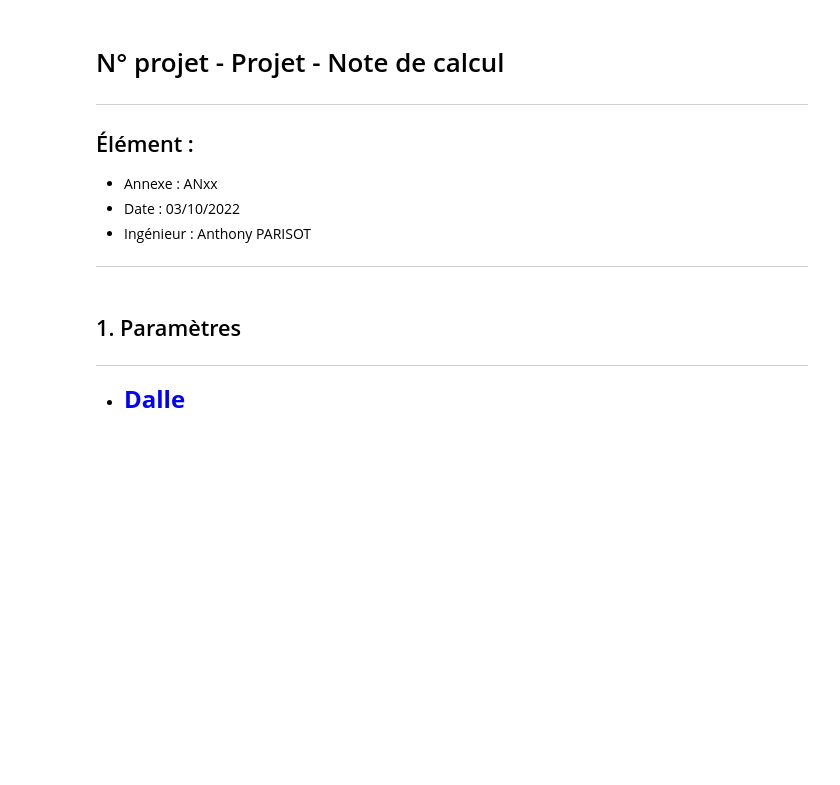
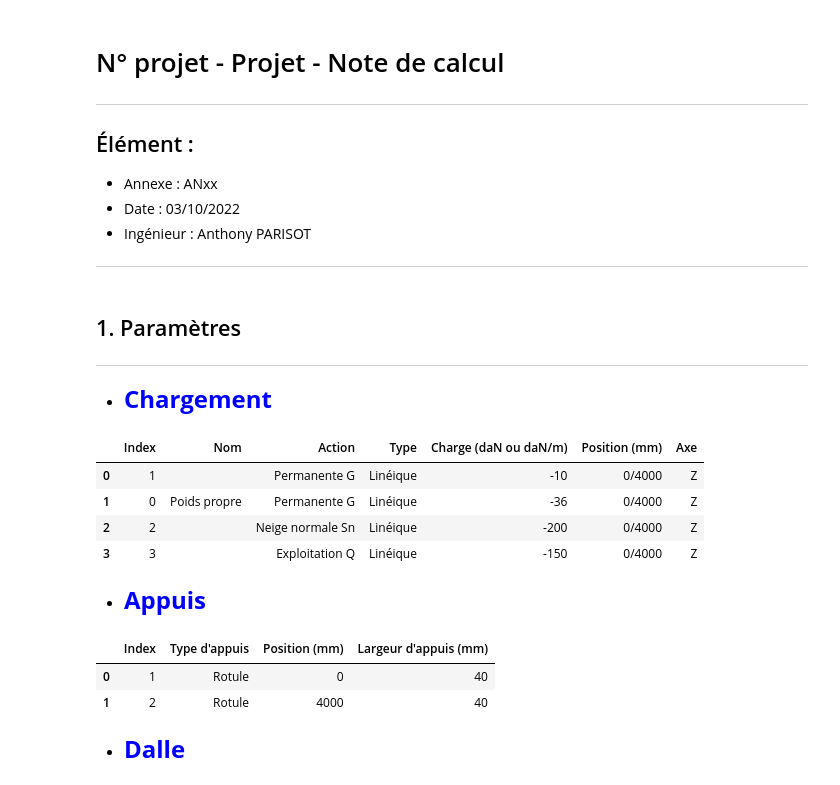
Before and after one commit to AnthonyPrst/ourocode, a Jupyter notebook: test_poutre_assemblee_meca.ipynb, the cells around one changed output. Drawn from its saved outputs; the diff is of its cells as text; code cells hidden in the pictures; blank space fills up the shorter version.

```diff
--- a/test_poutre_assemblee_meca.ipynb
+++ b/test_poutre_assemblee_meca.ipynb
@@ -32,6 +33,31 @@ import EC5_Element_droit as EC5_Ele
 # %% [markdown]
 ## 1. Paramètres
 ----
+# %% [markdown]
+- <font color="blue" size ="5">**Chargement**</font>
+# %%
+Charge1 = [1, '', 'Permanente G', 'Linéique', -10, '0/4000', 'Z']
+Charge2 = [0, 'Poids propre', 'Permanente G', 'Linéique', -36, '0/4000', 'Z']
+Charge3 = [2, '', 'Neige normale Sn', 'Linéique', -200, '0/4000', 'Z']
+Charge4 = [3, '', 'Exploitation Q', 'Linéique', -150, '0/4000', 'Z']
+# %%
+_list_loads = [Charge1,Charge2, Charge3, Charge4]
+pd.DataFrame(_list_loads, columns=["Index", "Nom","Action","Type","Charge (daN ou daN/m)","Position (mm)","Axe"])
+# %% [output]
+|  | Index | Nom | Action | Type | Charge (daN ou daN/m) | Position (mm) | Axe |
+| 0 | 1 |  | Permanente G | Linéique | -10 | 0/4000 | Z |
+| 1 | 0 | Poids propre | Permanente G | Linéique | -36 | 0/4000 | Z |
+| 2 | 2 |  | Neige normale Sn | Linéique | -200 | 0/4000 | Z |
+| 3 | 3 |  | Exploitation Q | Linéique | -150 | 0/4000 | Z |
+# %% [markdown]
+- <font color="blue" size ="5">**Appuis**</font>
+# %%
+listdeplacement = [[1, "Rotule", 0, 40], [2, "Rotule", 4000, 40]]
+pd.DataFrame(listdeplacement, columns=["Index","Type d'appuis","Position (mm)","Largeur d'appuis (mm)"])
+# %% [output]
+|  | Index | Type d'appuis | Position (mm) | Largeur d'appuis (mm) |
+| 0 | 1 | Rotule | 0 | 40 |
+| 1 | 2 | Rotule | 4000 | 40 |
 # %% [markdown]
 - <font color="blue" size ="5">**Dalle**</font>
 # %%
```
Also changed, not shown: parts of 38 cells of this notebook, 10 other files.
